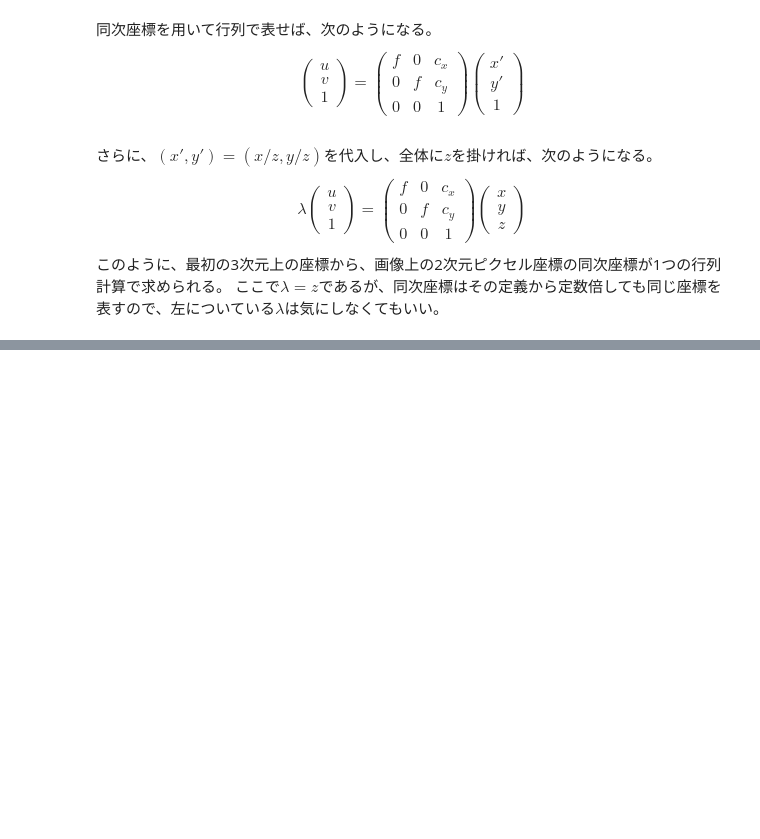
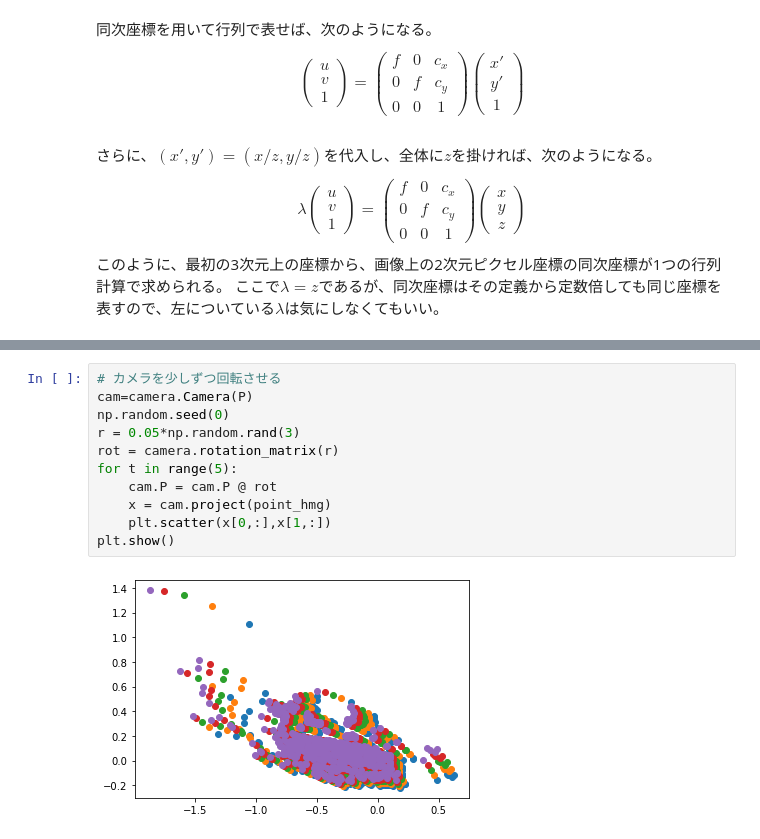
Before and after one commit to SolKul/image_processing, a Jupyter notebook: notebooks/ComputerVision04.ipynb, the cells around one changed output, grey strips where cells are left out. Saved outputs shown, nothing was run; the diff lists cells and outputs as text; blank space fills up the shorter version.

```diff
--- a/notebooks/ComputerVision04.ipynb
+++ b/notebooks/ComputerVision04.ipynb
@@ -101,0 +249,13 @@ $$
+# %%
+# カメラを少しずつ回転させる
+cam=camera.Camera(P)
+np.random.seed(0)
+r = 0.05*np.random.rand(3)
+rot = camera.rotation_matrix(r)
+for t in range(5):
+    cam.P = cam.P @ rot
+    x = cam.project(point_hmg)
+    plt.scatter(x[0,:],x[1,:])
+plt.show()
+# %% [output]
+[figure, added]
```
Also changed, not shown: parts of 20 cells of this notebook.
